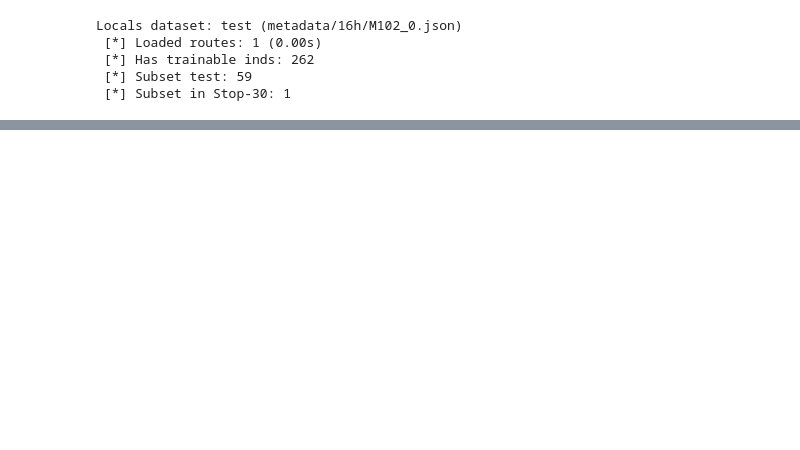
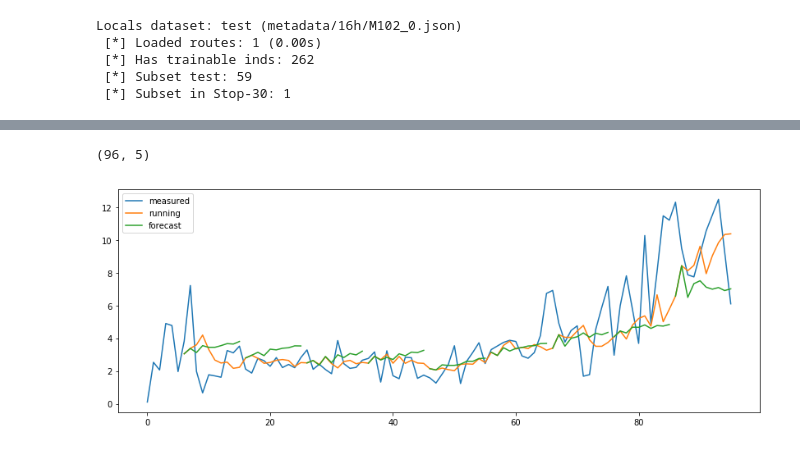
Before and after one commit to ulzee/traffic, a Jupyter notebook: Tmp_Spot_Linear.ipynb, the cells around one changed output, grey strips where cells are left out. Cells and saved outputs as stored; diff of their text form; code cells hidden in the pictures; blank space fills up the shorter version.

```diff
--- a/Tmp_Spot_Linear.ipynb
+++ b/Tmp_Spot_Linear.ipynb
@@ -165,0 +136,9 @@ print(kmse, kmape)
+# %%
+from utils import *
+# Dense
+# STOPS = 5
+show_eval(viewset, model, fmax=10)
+# torch.save(model.state_dict(), 'checkpoints/dense_n5.pth')
+# %% [output]
+(96, 5)
+[figure, added]
```
Also changed, not shown: parts of 10 cells of this notebook, 2 other files.
